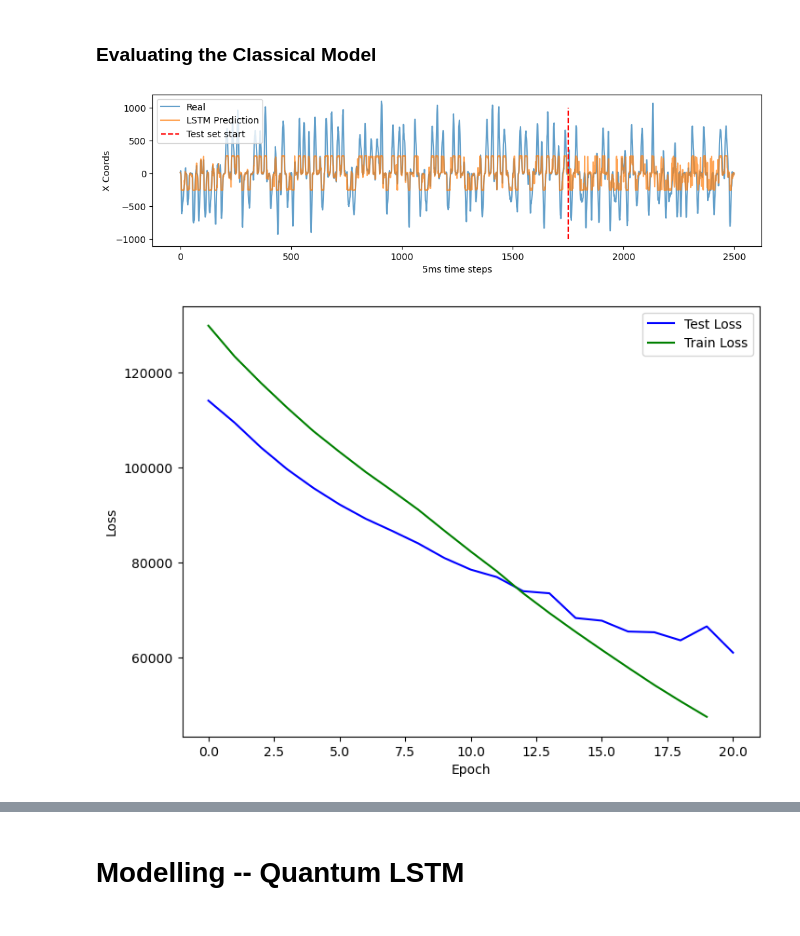
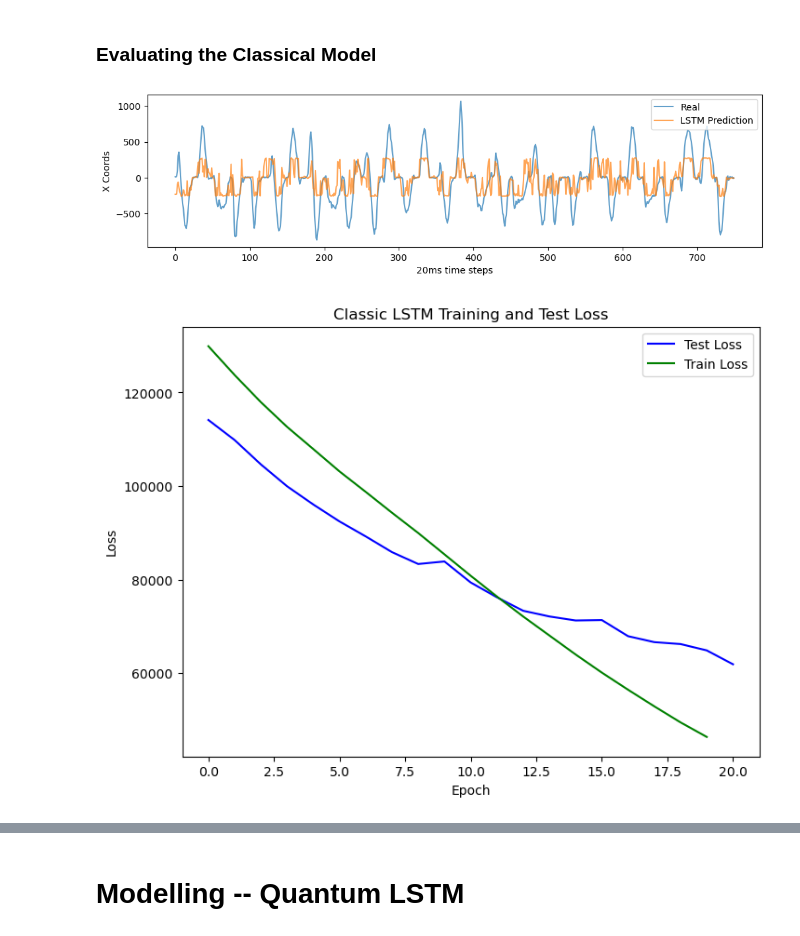
Before and after one commit to conditg/quantum-hybrid-neural-decoding, a Jupyter notebook: Neural-Decoding.ipynb, the cells around one changed output, grey strips where cells are left out. Saved outputs shown, nothing was run; the diff lists cells and outputs as text; code cells hidden in the pictures.

Commit message:
Updated results and charts

```diff
--- a/Neural-Decoding.ipynb
+++ b/Neural-Decoding.ipynb
@@ -262,18 +258,17 @@ df_out = pd.concat((traindf, testdf))[[target, ystar_col]]
 ### Evaluating the Classical Model
 # %%
 plt.figure(figsize=(12, 3))
-plt.plot(range(len(df_out)), df_out[target], label = "Real", alpha = .7)
-plt.plot(range(len(df_out)), df_out[ystar_col], label = "LSTM Prediction", alpha = .7)
+plt.plot(range(len(testdf)), testdf[target], label = "Real", alpha = .7)
+plt.plot(range(len(testdf)), testdf[ystar_col], label = "LSTM Prediction", alpha = .7)
 plt.ylabel('X Coords')
-plt.xlabel('5ms time steps')
-plt.vlines(len(df_out) * (1 - test_pct), ymin = -1000, ymax = 1000, label = "Test set start", linestyles = "dashed",
-          colors = "red")
+plt.xlabel('20ms time steps')
 plt.legend()
 plt.show()
 # %% [output]
-[figure, old version]
+[figure, new version]
 # %%
 plt.figure(figsize=(8, 6))
+plt.title('Classic LSTM Training and Test Loss')
 plt.plot(range(len(classical_loss_test)), classical_loss_test, color = "blue")
 plt.plot(range(len(classical_loss_train)), classical_loss_train, color = "green")
 plt.ylabel('Loss')
@@ -281,7 +276,7 @@ plt.xlabel('Epoch')
 plt.legend(["Test Loss", "Train Loss"])
 plt.show()
 # %% [output]
-[figure, old version]
+[figure, new version]
 # %%
 r2_classical = r2_score(testdf[target], testdf[ystar_col])
 print(f"R2: {round(r2_classical,2)}")
```
Also changed, not shown: parts of 20 cells of this notebook, 3 other files.
